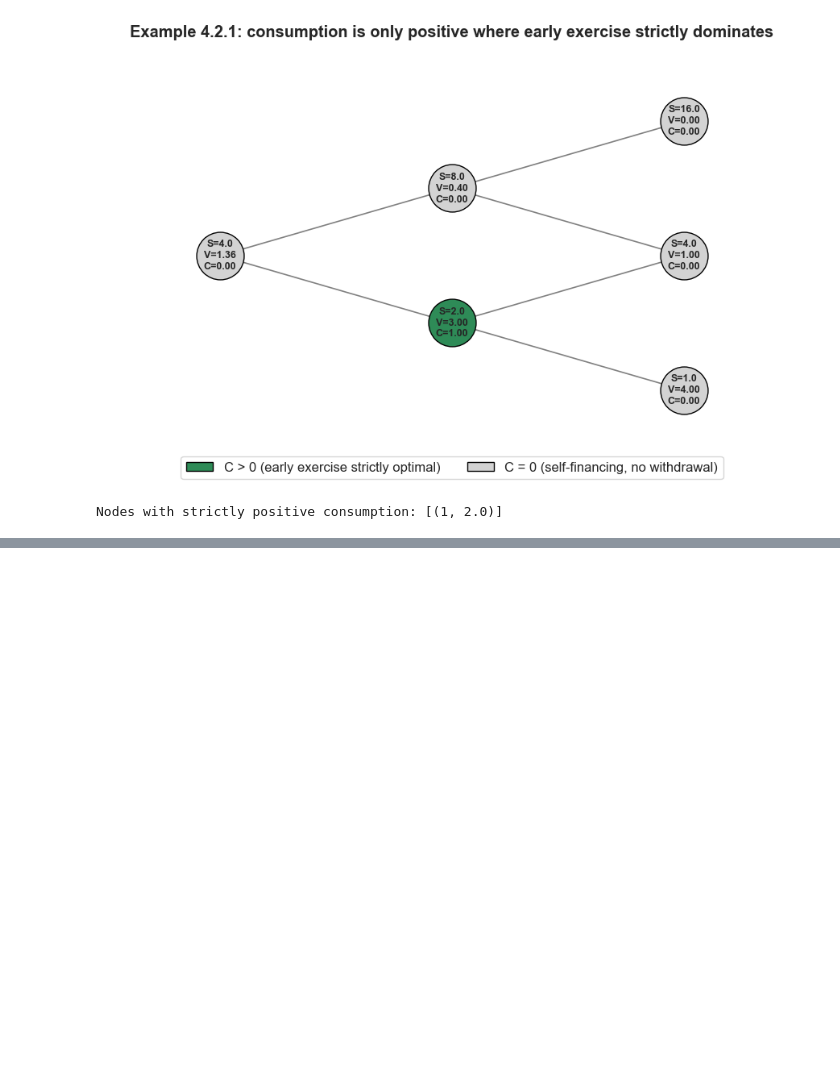
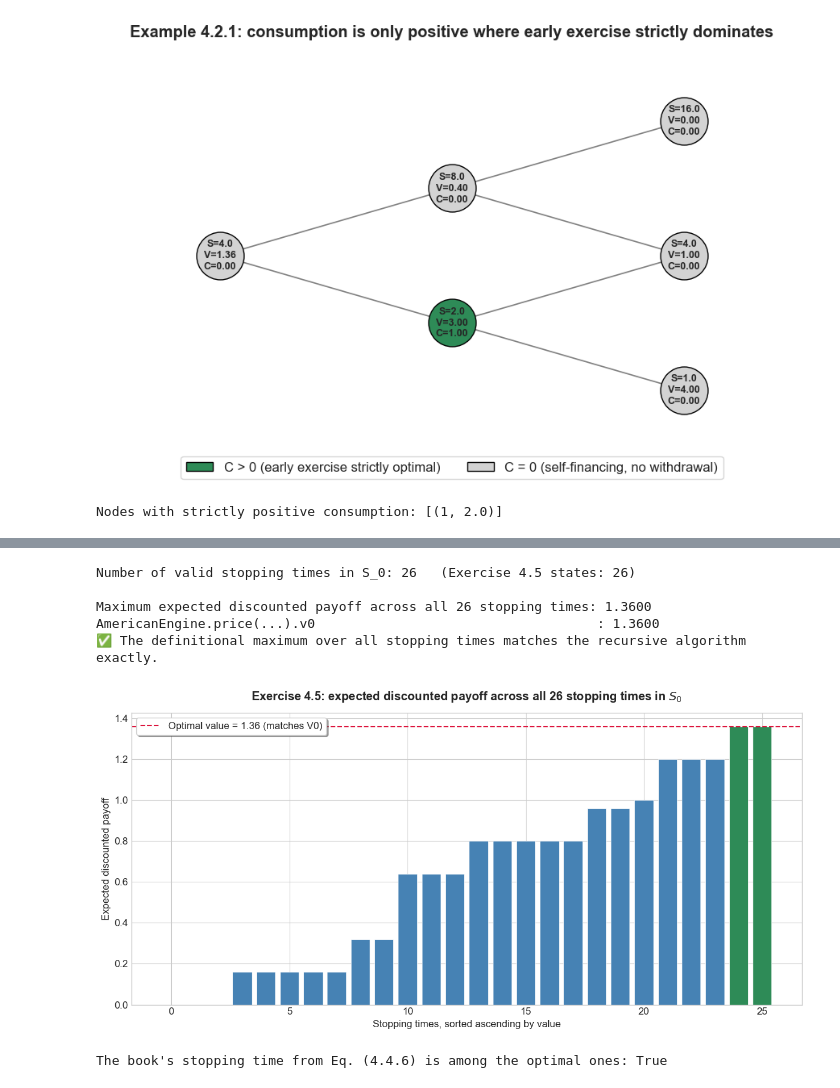
Before and after one commit to danigonespi/binomial_asset_pricing_model, a Jupyter notebook: shreve_v1_notebook.ipynb, the cells around one changed output, grey strips where cells are left out. Saved outputs shown, nothing was run; the diff lists cells and outputs as text; code cells hidden in the pictures; blank space fills up the shorter version.

```diff
--- a/shreve_v1_notebook.ipynb
+++ b/shreve_v1_notebook.ipynb
@@ -1300,0 +1395,66 @@ Nodes with strictly positive consumption: [(1, 2.0)]
+# %%
+space_45 = CoinTossSpace(n_periods=2, p=p_tilde)
+omega = space_45.get_omega()
+
+possible_times = [0, 1, 2, float('inf')]
+
+valid_taus = []
+for combo in product(possible_times, repeat=len(omega)):
+    tau_candidate = dict(zip(omega, combo))
+    if is_stopping_time(space_45, tau_candidate):
+        valid_taus.append(tau_candidate)
+
+print(f"Number of valid stopping times in S_0: {len(valid_taus)}   (Exercise 4.5 states: 26)")
+assert len(valid_taus) == 26
+
+put_payoff = EuropeanPut(strike=5.0)
+
+def expected_discounted_payoff(tau, model, space, payoff):
+    total = 0.0
+    for w in space.get_omega():
+        t = tau[w]
+        if t == float('inf'):
+            continue
+        t = int(t)
+        s_t = model.price_path(w[:t])[-1]
+        g_t = payoff.compute(np.array([s_t]))
+        total += space.probability(w) * ((1 / (1 + model.r)) ** t) * g_t
+    return total
+
+values = [expected_discounted_payoff(tau, american_model, space_45, put_payoff) for tau in valid_taus]
+sorted_values = sorted(values)
+
+max_value = max(values)
+print(f"\nMaximum expected discounted payoff across all 26 stopping times: {max_value:.4f}")
+print(f"AmericanEngine.price(...).v0                                    : {american_result.v0:.4f}")
+assert abs(max_value - american_result.v0) < 1e-9
+print("✅ The definitional maximum over all stopping times matches the recursive algorithm exactly.")
+
+colors = ['seagreen' if np.isclose(v, max_value, atol=1e-9) else 'steelblue' for v in sorted_values]
+
+fig, ax = plt.subplots(figsize=(12, 6))
+ax.bar(range(len(sorted_values)), sorted_values, color=colors, edgecolor='white', linewidth=0.5)
+ax.axhline(y=max_value, color='crimson', linestyle='--', linewidth=1.5,
+           label=f'Optimal value = {max_value:.2f} (matches V0)')
+ax.set_title('Exercise 4.5: expected discounted payoff across all 26 stopping times in $S_0$',
+             fontweight='bold', pad=15)
+ax.set_xlabel('Stopping times, sorted ascending by value')
+ax.set_ylabel('Expected discounted payoff')
+ax.legend(loc='upper left', frameon=True, shadow=True)
+plt.tight_layout()
+plt.show()
+
+book_tau = {"HH": float('inf'), "HT": 2.0, "TH": 1.0, "TT": 1.0}
+book_tau_is_optimal = any(
+    t == book_tau and np.isclose(expected_discounted_payoff(t, american_model, space_45, put_payoff), max_value)
+    for t in valid_taus
+)
+print("\nThe book's stopping time from Eq. (4.4.6) is among the optimal ones:", book_tau_is_optimal)
+# %% [output]
+Number of valid stopping times in S_0: 26   (Exercise 4.5 states: 26)
+
+Maximum expected discounted payoff across all 26 stopping times: 1.3600
+AmericanEngine.price(...).v0                                    : 1.3600
+✅ The definitional maximum over all stopping times matches the recursive algorithm exactly.
+[figure, added]
+The book's stopping time from Eq. (4.4.6) is among the optimal ones: True
```
Also changed, not shown: parts of 10 cells of this notebook.
